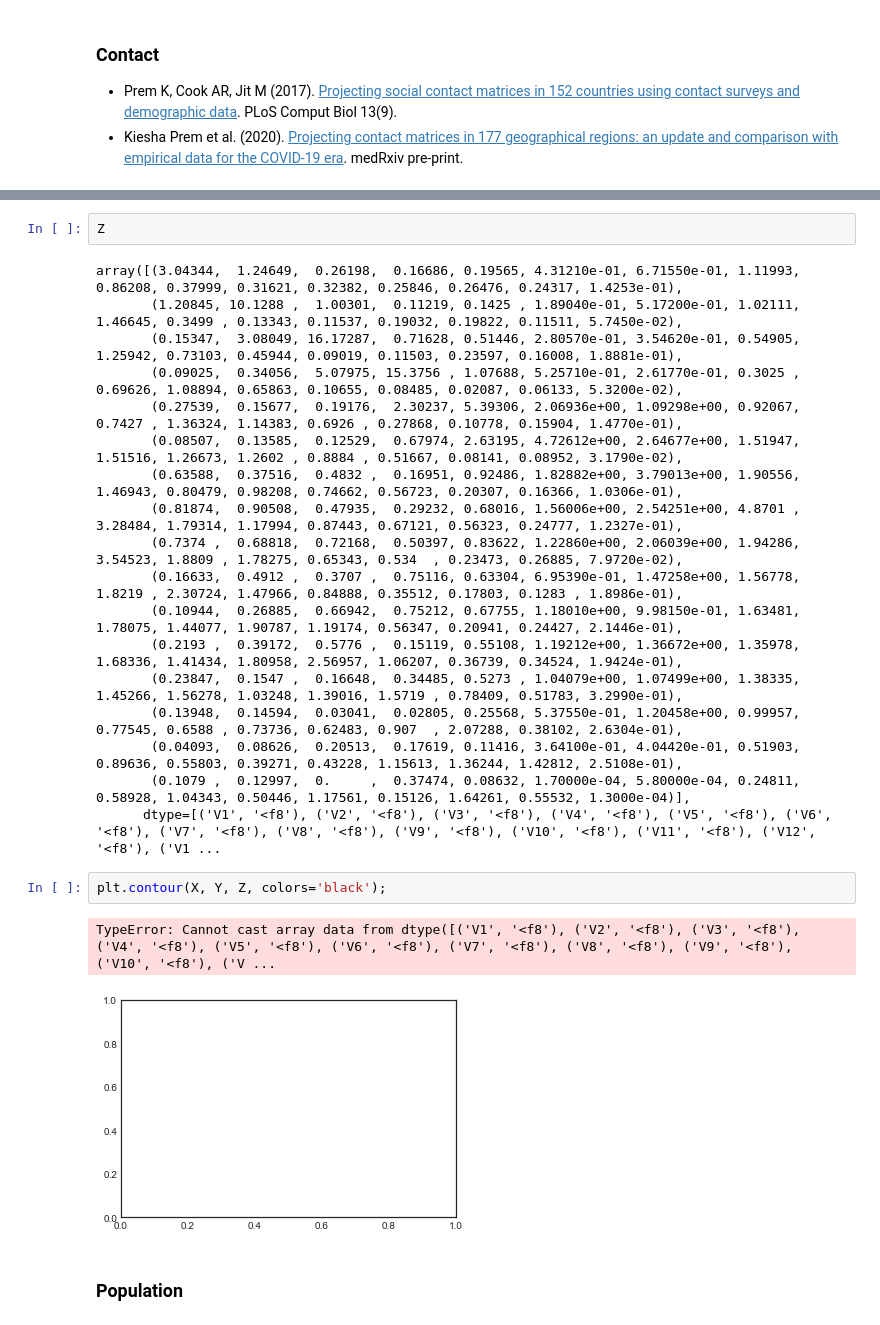
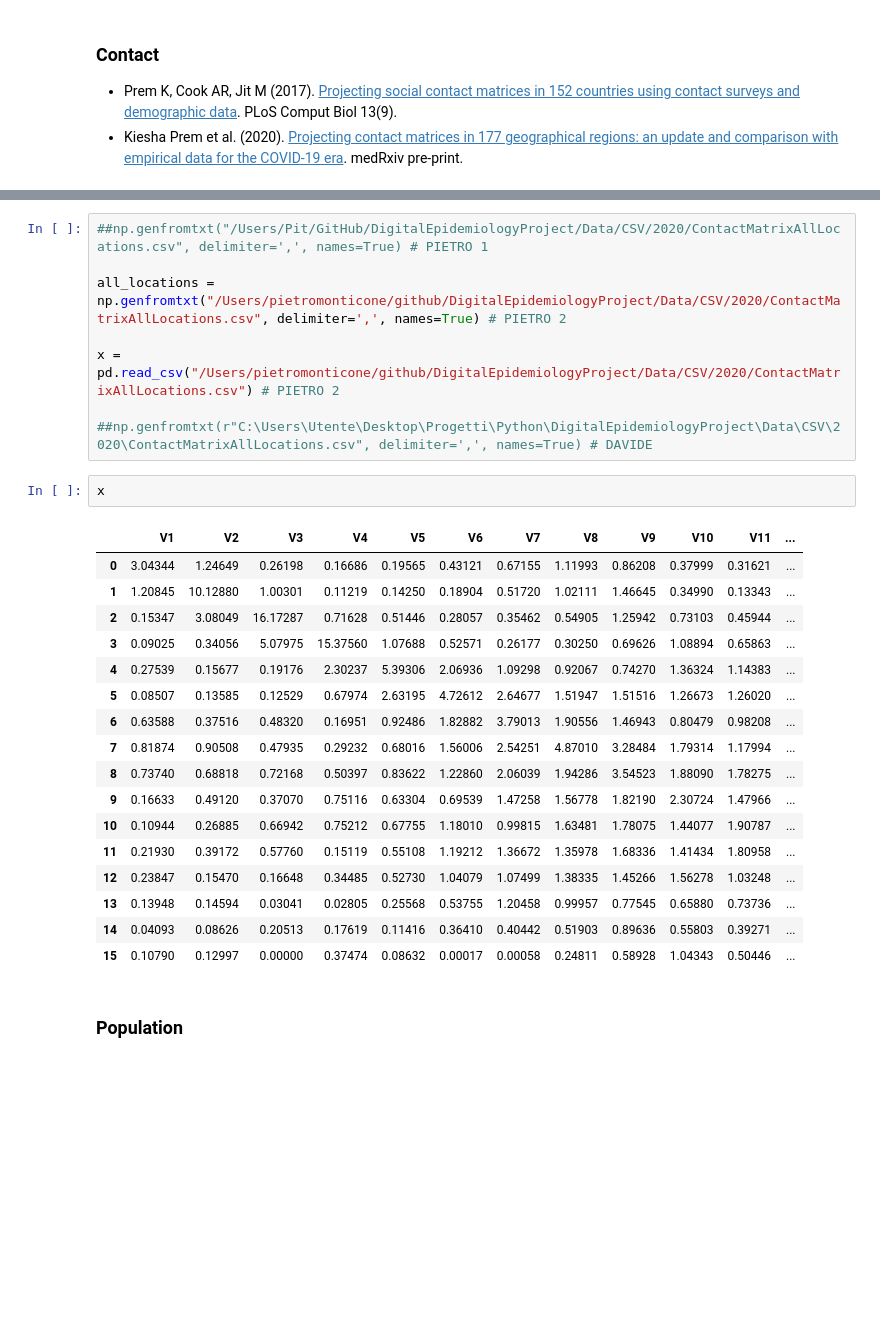
Before and after one commit to pitmonticone/EpiSimulator, a Jupyter notebook: Notebooks/Modelling/Python/Main.ipynb, the cells around one changed output, grey strips where cells are left out. Saved outputs shown, nothing was run; the diff lists cells and outputs as text; blank space fills up the shorter version.

```diff
--- a/Notebooks/Modelling/Python/Main.ipynb
+++ b/Notebooks/Modelling/Python/Main.ipynb
@@ -135,27 +121,30 @@ Z = np.genfromtxt("/Users/Pit/GitHub/DigitalEpidemiologyProject/Data/CSV/2020/Co
-# %%
-Z
-# %% [output]
-array([(3.04344,  1.24649,  0.26198,  0.16686, 0.19565, 4.31210e-01, 6.71550e-01, 1.11993, 0.86208, 0.37999, 0.31621, 0.32382, 0.25846, 0.26476, 0.24317, 1.4253e-01),
-       (1.20845, 10.1288 ,  1.00301,  0.11219, 0.1425 , 1.89040e-01, 5.17200e-01, 1.02111, 1.46645, 0.3499 , 0.13343, 0.11537, 0.19032, 0.19822, 0.11511, 5.7450e-02),
-       (0.15347,  3.08049, 16.17287,  0.71628, 0.51446, 2.80570e-01, 3.54620e-01, 0.54905, 1.25942, 0.73103, 0.45944, 0.09019, 0.11503, 0.23597, 0.16008, 1.8881e-01),
-       (0.09025,  0.34056,  5.07975, 15.3756 , 1.07688, 5.25710e-01, 2.61770e-01, 0.3025 , 0.69626, 1.08894, 0.65863, 0.10655, 0.08485, 0.02087, 0.06133, 5.3200e-02),
-       (0.27539,  0.15677,  0.19176,  2.30237, 5.39306, 2.06936e+00, 1.09298e+00, 0.92067, 0.7427 , 1.36324, 1.14383, 0.6926 , 0.27868, 0.10778, 0.15904, 1.4770e-01),
-       (0.08507,  0.13585,  0.12529,  0.67974, 2.63195, 4.72612e+00, 2.64677e+00, 1.51947, 1.51516, 1.26673, 1.2602 , 0.8884 , 0.51667, 0.08141, 0.08952, 3.1790e-02),
-       (0.63588,  0.37516,  0.4832 ,  0.16951, 0.92486, 1.82882e+00, 3.79013e+00, 1.90556, 1.46943, 0.80479, 0.98208, 0.74662, 0.56723, 0.20307, 0.16366, 1.0306e-01),
-       (0.81874,  0.90508,  0.47935,  0.29232, 0.68016, 1.56006e+00, 2.54251e+00, 4.8701 , 3.28484, 1.79314, 1.17994, 0.87443, 0.67121, 0.56323, 0.24777, 1.2327e-01),
-       (0.7374 ,  0.68818,  0.72168,  0.50397, 0.83622, 1.22860e+00, 2.06039e+00, 1.94286, 3.54523, 1.8809 , 1.78275, 0.65343, 0.534  , 0.23473, 0.26885, 7.9720e-02),
-       (0.16633,  0.4912 ,  0.3707 ,  0.75116, 0.63304, 6.95390e-01, 1.47258e+00, 1.56778, 1.8219 , 2.30724, 1.47966, 0.84888, 0.35512, 0.17803, 0.1283 , 1.8986e-01),
-       (0.10944,  0.26885,  0.66942,  0.75212, 0.67755, 1.18010e+00, 9.98150e-01, 1.63481, 1.78075, 1.44077, 1.90787, 1.19174, 0.56347, 0.20941, 0.24427, 2.1446e-01),
-       (0.2193 ,  0.39172,  0.5776 ,  0.15119, 0.55108, 1.19212e+00, 1.36672e+00, 1.35978, 1.68336, 1.41434, 1.80958, 2.56957, 1.06207, 0.36739, 0.34524, 1.9424e-01),
-       (0.23847,  0.1547 ,  0.16648,  0.34485, 0.5273 , 1.04079e+00, 1.07499e+00, 1.38335, 1.45266, 1.56278, 1.03248, 1.39016, 1.5719 , 0.78409, 0.51783, 3.2990e-01),
-       (0.13948,  0.14594,  0.03041,  0.02805, 0.25568, 5.37550e-01, 1.20458e+00, 0.99957, 0.77545, 0.6588 , 0.73736, 0.62483, 0.907  , 2.07288, 0.38102, 2.6304e-01),
-       (0.04093,  0.08626,  0.20513,  0.17619, 0.11416, 3.64100e-01, 4.04420e-01, 0.51903, 0.89636, 0.55803, 0.39271, 0.43228, 1.15613, 1.36244, 1.42812, 2.5108e-01),
-       (0.1079 ,  0.12997,  0.     ,  0.37474, 0.08632, 1.70000e-04, 5.80000e-04, 0.24811, 0.58928, 1.04343, 0.50446, 1.17561, 0.15126, 1.64261, 0.55532, 1.3000e-04)],
-      dtype=[('V1', '<f8'), ('V2', '<f8'), ('V3', '<f8'), ('V4', '<f8'), ('V5', '<f8'), ('V6', '<f8'), ('V7', '<f8'), ('V8', '<f8'), ('V9', '<f8'), ('V10', '<f8'), ('V11', '<f8'), ('V12', '<f8'), ('V1 ...
-# %%
-plt.contour(X, Y, Z, colors='black');
-# %% [output]
-TypeError: Cannot cast array data from dtype([('V1', '<f8'), ('V2', '<f8'), ('V3', '<f8'), ('V4', '<f8'), ('V5', '<f8'), ('V6', '<f8'), ('V7', '<f8'), ('V8', '<f8'), ('V9', '<f8'), ('V10', '<f8'), ('V ...
-[figure, removed]
+# %%
+##np.genfromtxt("/Users/Pit/GitHub/DigitalEpidemiologyProject/Data/CSV/2020/ContactMatrixAllLocations.csv", delimiter=',', names=True) # PIETRO 1
+
+all_locations = np.genfromtxt("/Users/pietromonticone/github/DigitalEpidemiologyProject/Data/CSV/2020/ContactMatrixAllLocations.csv", delimiter=',', names=True) # PIETRO 2
+
+x = pd.read_csv("/Users/pietromonticone/github/DigitalEpidemiologyProject/Data/CSV/2020/ContactMatrixAllLocations.csv") # PIETRO 2
+
+##np.genfromtxt(r"C:\Users\Utente\Desktop\Progetti\Python\DigitalEpidemiologyProject\Data\CSV\2020\ContactMatrixAllLocations.csv", delimiter=',', names=True) # DAVIDE
+# %%
+x
+# %% [output]
+|  | V1 | V2 | V3 | V4 | V5 | V6 | V7 | V8 | V9 | V10 | V11 | ... |
+| 0 | 3.04344 | 1.24649 | 0.26198 | 0.16686 | 0.19565 | 0.43121 | 0.67155 | 1.11993 | 0.86208 | 0.37999 | 0.31621 | ... |
+| 1 | 1.20845 | 10.12880 | 1.00301 | 0.11219 | 0.14250 | 0.18904 | 0.51720 | 1.02111 | 1.46645 | 0.34990 | 0.13343 | ... |
+| 2 | 0.15347 | 3.08049 | 16.17287 | 0.71628 | 0.51446 | 0.28057 | 0.35462 | 0.54905 | 1.25942 | 0.73103 | 0.45944 | ... |
+| 3 | 0.09025 | 0.34056 | 5.07975 | 15.37560 | 1.07688 | 0.52571 | 0.26177 | 0.30250 | 0.69626 | 1.08894 | 0.65863 | ... |
+| 4 | 0.27539 | 0.15677 | 0.19176 | 2.30237 | 5.39306 | 2.06936 | 1.09298 | 0.92067 | 0.74270 | 1.36324 | 1.14383 | ... |
+| 5 | 0.08507 | 0.13585 | 0.12529 | 0.67974 | 2.63195 | 4.72612 | 2.64677 | 1.51947 | 1.51516 | 1.26673 | 1.26020 | ... |
+| 6 | 0.63588 | 0.37516 | 0.48320 | 0.16951 | 0.92486 | 1.82882 | 3.79013 | 1.90556 | 1.46943 | 0.80479 | 0.98208 | ... |
+| 7 | 0.81874 | 0.90508 | 0.47935 | 0.29232 | 0.68016 | 1.56006 | 2.54251 | 4.87010 | 3.28484 | 1.79314 | 1.17994 | ... |
+| 8 | 0.73740 | 0.68818 | 0.72168 | 0.50397 | 0.83622 | 1.22860 | 2.06039 | 1.94286 | 3.54523 | 1.88090 | 1.78275 | ... |
+| 9 | 0.16633 | 0.49120 | 0.37070 | 0.75116 | 0.63304 | 0.69539 | 1.47258 | 1.56778 | 1.82190 | 2.30724 | 1.47966 | ... |
+| 10 | 0.10944 | 0.26885 | 0.66942 | 0.75212 | 0.67755 | 1.18010 | 0.99815 | 1.63481 | 1.78075 | 1.44077 | 1.90787 | ... |
+| 11 | 0.21930 | 0.39172 | 0.57760 | 0.15119 | 0.55108 | 1.19212 | 1.36672 | 1.35978 | 1.68336 | 1.41434 | 1.80958 | ... |
+| 12 | 0.23847 | 0.15470 | 0.16648 | 0.34485 | 0.52730 | 1.04079 | 1.07499 | 1.38335 | 1.45266 | 1.56278 | 1.03248 | ... |
+| 13 | 0.13948 | 0.14594 | 0.03041 | 0.02805 | 0.25568 | 0.53755 | 1.20458 | 0.99957 | 0.77545 | 0.65880 | 0.73736 | ... |
+| 14 | 0.04093 | 0.08626 | 0.20513 | 0.17619 | 0.11416 | 0.36410 | 0.40442 | 0.51903 | 0.89636 | 0.55803 | 0.39271 | ... |
+| 15 | 0.10790 | 0.12997 | 0.00000 | 0.37474 | 0.08632 | 0.00017 | 0.00058 | 0.24811 | 0.58928 | 1.04343 | 0.50446 | ... |
 # %% [markdown]
 ### Population
```
Also changed, not shown: parts of 12 cells of this notebook, 4 other files.
